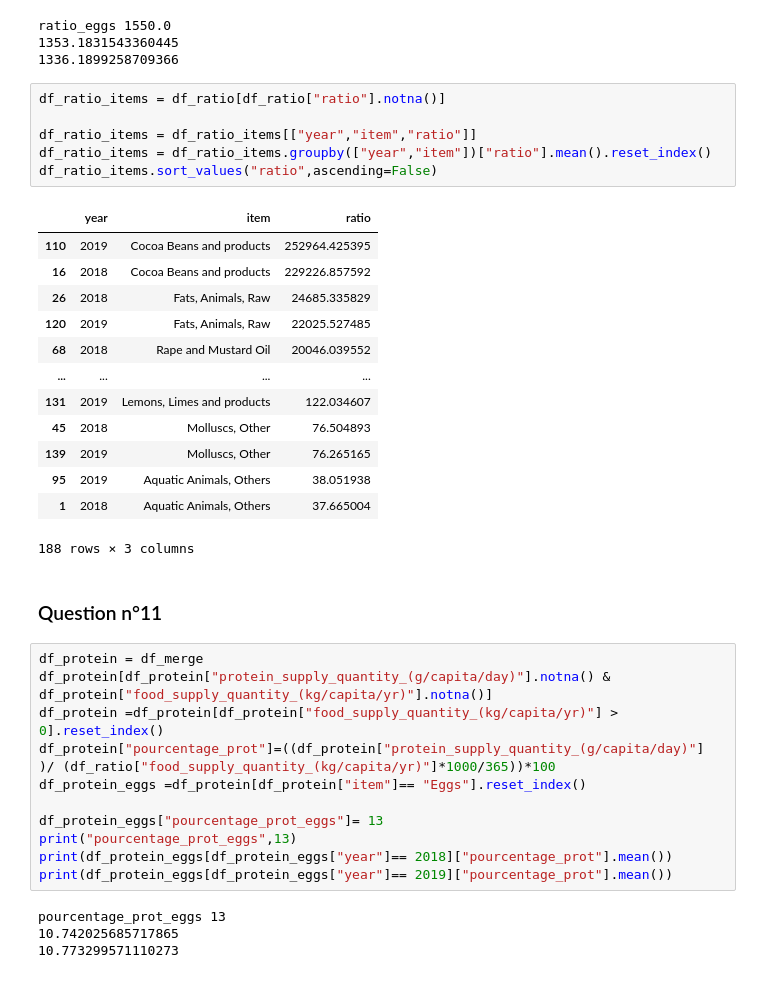
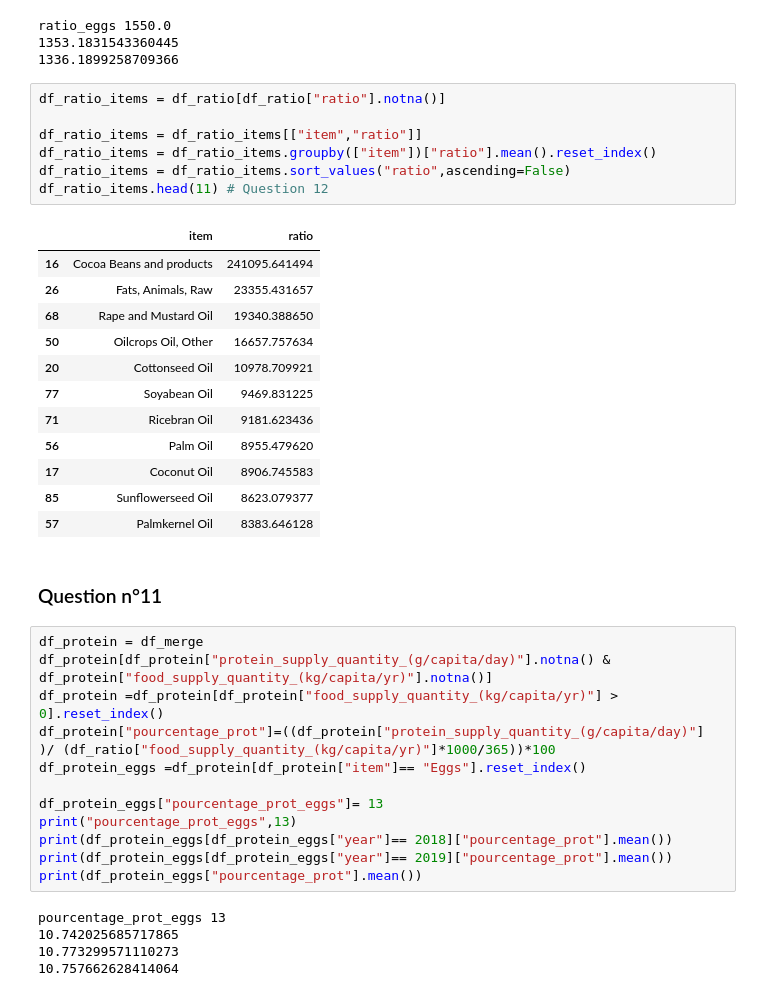
Before and after one commit to StevenDelval/PremierPasPandas, a Jupyter notebook: PremierPasPandas.ipynb, the cells around one changed output. Saved outputs shown, nothing was run; the diff lists cells and outputs as text.

Commit message:
Question 12 et 13

```diff
--- a/PremierPasPandas.ipynb
+++ b/PremierPasPandas.ipynb
@@ -647,23 +639,23 @@ ratio_eggs 1550.0
 # %%
 df_ratio_items = df_ratio[df_ratio["ratio"].notna()]
 
-df_ratio_items = df_ratio_items[["year","item","ratio"]]
-df_ratio_items = df_ratio_items.groupby(["year","item"])["ratio"].mean().reset_index()
-df_ratio_items.sort_values("ratio",ascending=False)
+df_ratio_items = df_ratio_items[["item","ratio"]]
+df_ratio_items = df_ratio_items.groupby(["item"])["ratio"].mean().reset_index()
+df_ratio_items = df_ratio_items.sort_values("ratio",ascending=False)
+df_ratio_items.head(11) # Question 12
 # %% [output]
-|  | year | item | ratio |
-| 110 | 2019 | Cocoa Beans and products | 252964.425395 |
-| 16 | 2018 | Cocoa Beans and products | 229226.857592 |
-| 26 | 2018 | Fats, Animals, Raw | 24685.335829 |
-| 120 | 2019 | Fats, Animals, Raw | 22025.527485 |
-| 68 | 2018 | Rape and Mustard Oil | 20046.039552 |
-| ... | ... | ... | ... |
-| 131 | 2019 | Lemons, Limes and products | 122.034607 |
-| 45 | 2018 | Molluscs, Other | 76.504893 |
-| 139 | 2019 | Molluscs, Other | 76.265165 |
-| 95 | 2019 | Aquatic Animals, Others | 38.051938 |
-| 1 | 2018 | Aquatic Animals, Others | 37.665004 |
+|  | item | ratio |
+| 16 | Cocoa Beans and products | 241095.641494 |
+| 26 | Fats, Animals, Raw | 23355.431657 |
+| 68 | Rape and Mustard Oil | 19340.388650 |
+| 50 | Oilcrops Oil, Other | 16657.757634 |
+| 20 | Cottonseed Oil | 10978.709921 |
+| 77 | Soyabean Oil | 9469.831225 |
+| 71 | Ricebran Oil | 9181.623436 |
+| 56 | Palm Oil | 8955.479620 |
+| 17 | Coconut Oil | 8906.745583 |
+| 85 | Sunflowerseed Oil | 8623.079377 |
+| 57 | Palmkernel Oil | 8383.646128 |
-188 rows × 3 columns
 # %% [markdown]
 ### Question n°11
 # %%
@@ -677,10 +669,12 @@ df_protein_eggs["pourcentage_prot_eggs"]= 13
 print("pourcentage_prot_eggs",13)
 print(df_protein_eggs[df_protein_eggs["year"]== 2018]["pourcentage_prot"].mean())
 print(df_protein_eggs[df_protein_eggs["year"]== 2019]["pourcentage_prot"].mean())
+print(df_protein_eggs["pourcentage_prot"].mean())
 # %% [output]
 pourcentage_prot_eggs 13
 10.742025685717865
 10.773299571110273
+10.757662628414064
 # %%
 df_protein_items = df_protein[df_protein["pourcentage_prot"].notna()]
 
```
Also changed, not shown: parts of 4 cells of this notebook.
